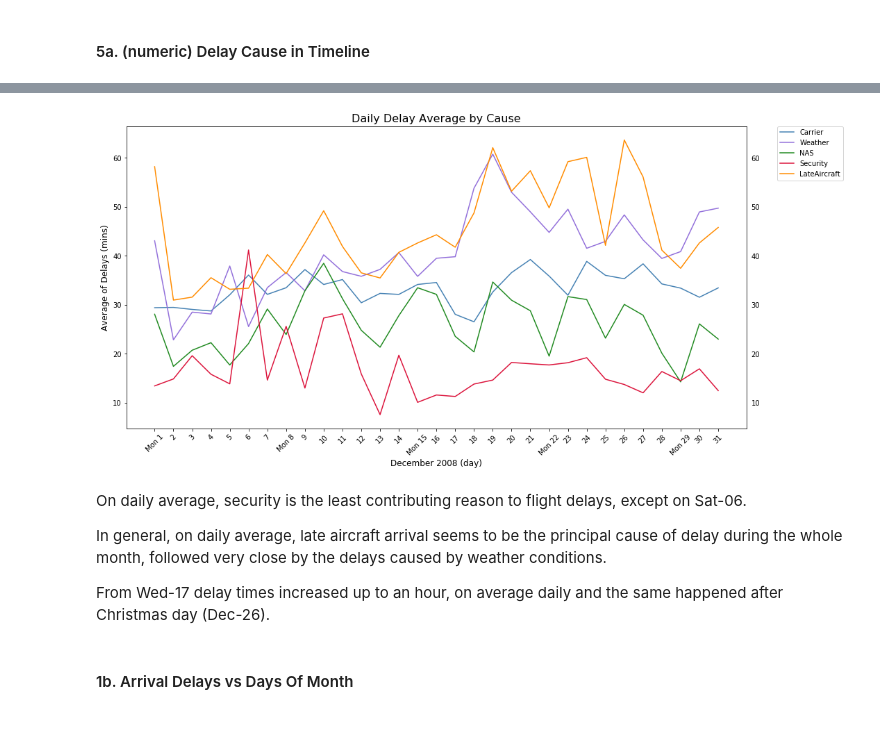
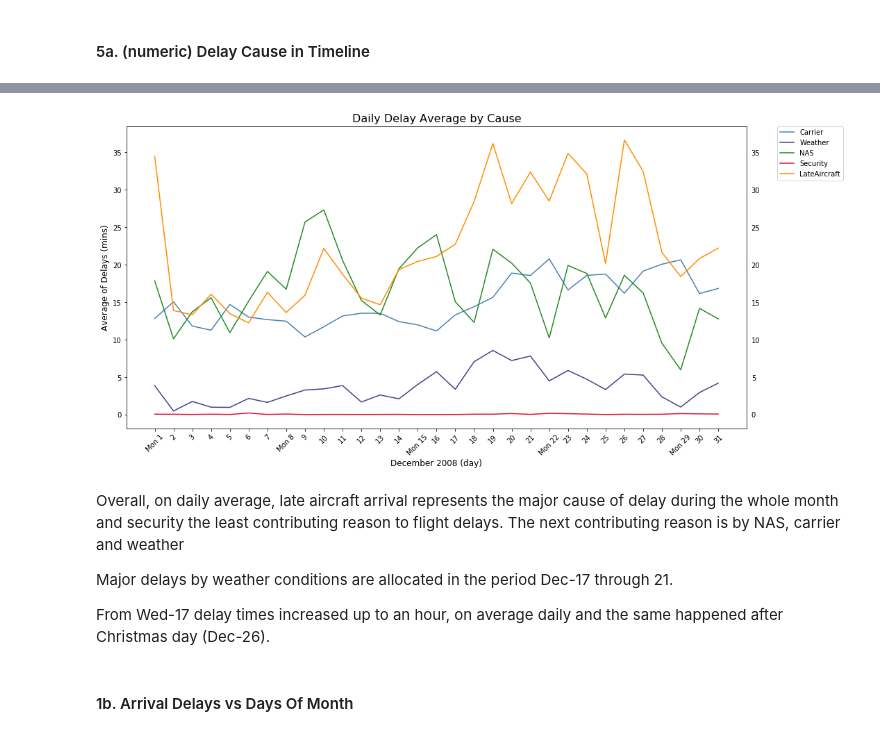
Before and after one commit to thaisruiz/udacity-communicating-data-findings, a Jupyter notebook: Flights_exploration_in_progress.ipynb, the cells around one changed output, grey strips where cells are left out. Saved outputs shown, nothing was run; the diff lists cells and outputs as text; code cells hidden in the pictures.

```diff
--- a/Flights_exploration_in_progress.ipynb
+++ b/Flights_exploration_in_progress.ipynb
@@ -1176,39 +1129,3 @@ Most of these top carriers, with the exception of ExpressJet (GA) and Continenta
 The analisis of variables Origin/Destination is out of the scope on this investigation but it might be worthy outside this scope later on.
 
 The carriers with less proportion of delays are: Hawaiian (18.5%), US (26.05%) and American (28.24%).
-# %%
-# Average Flight Operations per State ((Origin + Destination)/2)
-
-# Average the ocurrences of Airline on each State, convert from Counter object to Series and sort by values
-
-carrier = 'YV'
-delayed_carrier = delayed_flights[delayed_flights.UniqueCarrier == carrier]
-
-or_state_ct = pd.Series( Counter( States( delayed_carrier.OriginDescription) ) )
-dt_state_ct = pd.Series( Counter( States( delayed_carrier.DestDescription  ) ) )
-
-# Average Origin and Destination value counts
-total_state = or_state_ct.add( dt_state_ct, fill_value=0 )
-state_ct = ( total_state / 2 ).sort_values(ascending=False)
-
-scl = [ [0.0, 'rgb(242,240,247)'],[0.2, 'rgb(218,218,235)'],[0.4, 'rgb(188,189,220)'],\
-        [0.6, 'rgb(158,154,200)'],[0.8, 'rgb(117,107,177)'],[1.0, 'rgb(84,39,143)'] ]
-
-carrier_label = Airlines[carrier]
-
-data= [dict(
-            type = 'choropleth',
-            colorscale = scl,
-            autocolorscale = False,
-            locations = state_ct.index,
-            z = state_ct,
-            locationmode = 'USA-states',
-            marker = dict( line = dict( color = 'rgb(255,255,255)', width = 2)),
-            colorbar = dict( title = carrier_label + " (Aver.) Flights Operations"),
-            )]
-
-layout = dict( geo = dict( scope = 'north america',
-                           projection = dict( type='albers usa' ) ),
-               title = ' Average Flights Operations by ' + carrier_label + ' on Dec-2008<br>')
-
-iplot( dict( data = data, layout = layout ))
@@ -1343,36 +1193,36 @@ Colormap possible values are: Accent, Accent_r, Blues, Blues_r, BrBG, BrBG_r, Bu
 # %%
 # Timeline plotting
 plt.figure(figsize=[16,8])
 
-#colors = ['lightsteelblue', 'lightskyblue', 'lightslategray', 'black', 'thistle']
-colors = ['steelblue', 'mediumpurple', 'forestgreen', 'crimson', 'darkorange']
+colors = ['steelblue', 'darkslateblue', 'forestgreen', 'crimson', 'darkorange']
 
 # Stacking plots
 for col in delay_cols:
-    data = delayed_flights[delayed_flights[col]>0]
+    data = delayed_flights#[delayed_flights[col]>0]
     groupby_dom_del = data.groupby('DayofMonth').mean()[[col]]
     plt.errorbar(x=groupby_dom_del.index, y=groupby_dom_del[[col]], color=colors[delay_cols.index(col)], label=col[:-5]);
 
 plt.title('Daily Delay Average by Cause', fontsize=16)
 plt.xlabel('December 2008 (day)', fontsize=12)
 plt.ylabel('Average of Delays (mins)', fontsize=12)
 
 # show tick labels in the right y-axis
 plt.tick_params(axis='y', which='both', labelleft='on', labelright='on')
 
 xtklocs = np.arange(1,32)
 xlabels = ['Mon '+ str(i) if i%7==1 else str(i)for i in xtklocs] # Add 'Mon' text on Mondays days
 plt.xticks(xtklocs, xlabels, rotation=45)
 
 plt.legend(bbox_to_anchor=(1.05, 1), loc=2, borderaxespad=0.);
 
 # Source: https://matplotlib.org/1.3.1/users/legend_guide.html
 # %% [output]
-[figure, old version]
+[figure, new version]
 # %% [markdown]
-On daily average, security is the least contributing reason to flight delays, except on Sat-06.
+Overall, on daily average, late aircraft arrival represents the major cause of delay during the whole month and security the least contributing reason to flight delays.
+The next contributing reason is by NAS, carrier and weather
 
-In general, on daily average, late aircraft arrival seems to be the principal cause of delay during the whole month, followed very close by the delays caused by weather conditions.
+Major delays by weather conditions are allocated in the period Dec-17 through 21.
 
 From Wed-17 delay times increased up to an hour, on average daily and the same happened after Christmas day (Dec-26).
 # %% [markdown]
```
Also changed, not shown: parts of 32 cells of this notebook.
